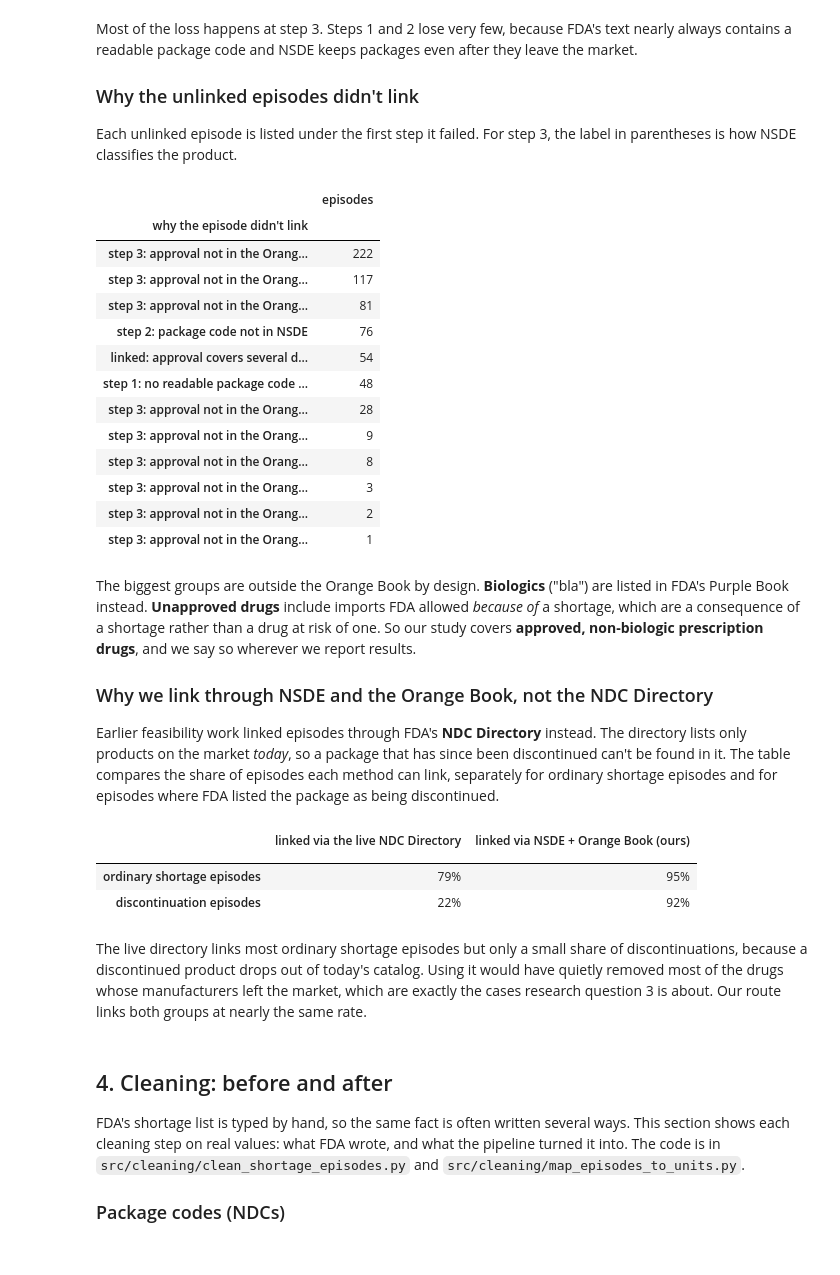
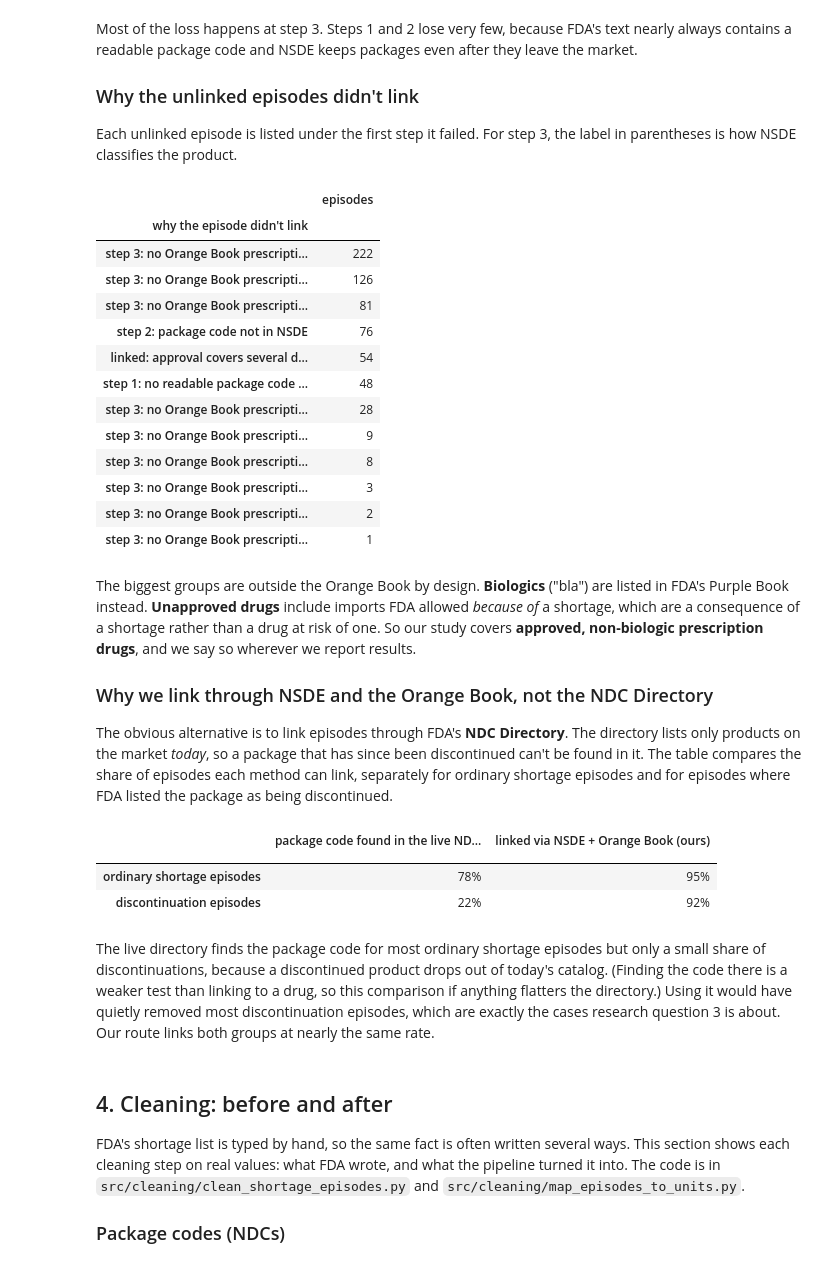
Before and after one commit to zerdley/CSCI5502-Project, a Jupyter notebook: site/data-pipeline.ipynb, the cells around one changed output. Cells and saved outputs as stored; diff of their text form; code cells hidden in the pictures.

```diff
--- a/site/data-pipeline.ipynb
+++ b/site/data-pipeline.ipynb
@@ -385,46 +393,46 @@ parentheses is how NSDE classifies the product.
 # %%
 application_units = orange_book.merge(units, on=["ingredient", "route_group"])[
     ["application", "unit_id", "ingredient"]].drop_duplicates()
 episode_applications = (ndcs_in_nsde[["episode_id", "application", "marketing_category"]]
                         .drop_duplicates(["episode_id", "application"]))
 
 PLAIN_REASONS = {
     "no usable NDC": "step 1: no readable package code in the text",
     "NDC not in NSDE": "step 2: package code not in NSDE",
     "several units on application, name didn't decide":
         "linked: approval covers several drugs and the record's name didn't say which",
 }
 
 
 def plain_reason(reason: str) -> str:
     if reason.startswith("not in Orange Book: "):
         product_type = reason.removeprefix("not in Orange Book: ")
-        return f"step 3: approval not in the Orange Book ({product_type})"
+        return f"step 3: no Orange Book prescription product for the approval ({product_type})"
     return PLAIN_REASONS[reason]
 
 
 unlinked = episodes.index.difference(episode_units["episode_id"])
 reasons = pd.Series([
     plain_reason(unit_mapping.unmatched_reason(episode_id, episode_ndcs, episode_applications,
                                                orange_book_applications))
     for episode_id in unlinked
 ])
 reasons.value_counts().rename_axis("why the episode didn't link").rename("episodes").to_frame()
 # %% [output]
 |  | episodes |
 | why the episode didn't link |  |
-| step 3: approval not in the Orang... | 222 |
-| step 3: approval not in the Orang... | 117 |
-| step 3: approval not in the Orang... | 81 |
+| step 3: no Orange Book prescripti... | 222 |
+| step 3: no Orange Book prescripti... | 126 |
+| step 3: no Orange Book prescripti... | 81 |
 | step 2: package code not in NSDE | 76 |
 | linked: approval covers several d... | 54 |
 | step 1: no readable package code ... | 48 |
-| step 3: approval not in the Orang... | 28 |
-| step 3: approval not in the Orang... | 9 |
-| step 3: approval not in the Orang... | 8 |
-| step 3: approval not in the Orang... | 3 |
-| step 3: approval not in the Orang... | 2 |
-| step 3: approval not in the Orang... | 1 |
+| step 3: no Orange Book prescripti... | 28 |
+| step 3: no Orange Book prescripti... | 9 |
+| step 3: no Orange Book prescripti... | 8 |
+| step 3: no Orange Book prescripti... | 3 |
+| step 3: no Orange Book prescripti... | 2 |
+| step 3: no Orange Book prescripti... | 1 |
 # %% [markdown]
 The biggest groups are outside the Orange Book by design. **Biologics** ("bla") are listed in
 FDA's Purple Book instead. **Unapproved drugs** include imports FDA allowed *because of* a
@@ -433,7 +441,7 @@ covers **approved, non-biologic prescription drugs**, and we say so wherever we
 
 ### Why we link through NSDE and the Orange Book, not the NDC Directory
 
-Earlier feasibility work linked episodes through FDA's **NDC Directory** instead. The directory
+The obvious alternative is to link episodes through FDA's **NDC Directory**. The directory
 lists only products on the market *today*, so a package that has since been discontinued can't be
 found in it. The table compares the share of episodes each method can link, separately for
 ordinary shortage episodes and for episodes where FDA listed the package as being
@@ -450,7 +458,7 @@ for product in ndc_directory:
 
 ndc_in_live_directory = usable_ndcs["ndc11"].isin(live_directory_ndc11s)
 found_in_live_directory = ndc_in_live_directory.groupby(usable_ndcs["episode_id"]).any()
-reach = pd.DataFrame({"linked via the live NDC Directory": found_in_live_directory})
+reach = pd.DataFrame({"package code found in the live NDC Directory": found_in_live_directory})
 reach = reach.reindex(episodes.index, fill_value=False)
 reach["linked via NSDE + Orange Book (ours)"] = reach.index.isin(episode_units["episode_id"])
 reach["discontinuation"] = episodes["statuses"].str.contains("To Be Discontinued")
@@ -459,15 +467,17 @@ reach["discontinuation"] = episodes["statuses"].str.contains("To Be Discontinued
       .rename(index={False: "ordinary shortage episodes", True: "discontinuation episodes"})
       .rename_axis(""))
 # %% [output]
-|  | linked via the live NDC Directory | linked via NSDE + Orange Book (ours) |
+|  | package code found in the live ND... | linked via NSDE + Orange Book (ours) |
 |  |  |  |
-| ordinary shortage episodes | 79% | 95% |
+| ordinary shortage episodes | 78% | 95% |
 | discontinuation episodes | 22% | 92% |
 # %% [markdown]
-The live directory links most ordinary shortage episodes but only a small share of
-discontinuations, because a discontinued product drops out of today's catalog. Using it would
-have quietly removed most of the drugs whose manufacturers left the market, which are exactly
-the cases research question 3 is about. Our route links both groups at nearly the same rate.
+The live directory finds the package code for most ordinary shortage episodes but only a small
+share of discontinuations, because a discontinued product drops out of today's catalog. (Finding
+the code there is a weaker test than linking to a drug, so this comparison if anything flatters
+the directory.) Using it would have quietly removed most discontinuation episodes, which are
+exactly the cases research question 3 is about. Our route links both groups at nearly the same
+rate.
 # %% [markdown]
 ## 4. Cleaning: before and after
 
```
Also changed, not shown: parts of 30 cells of this notebook, 8 other files.
